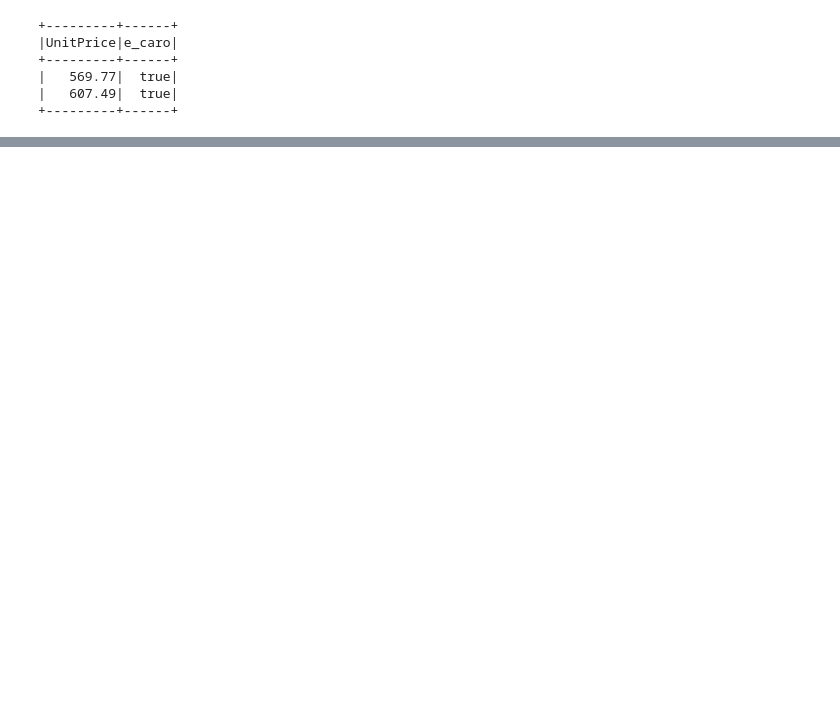
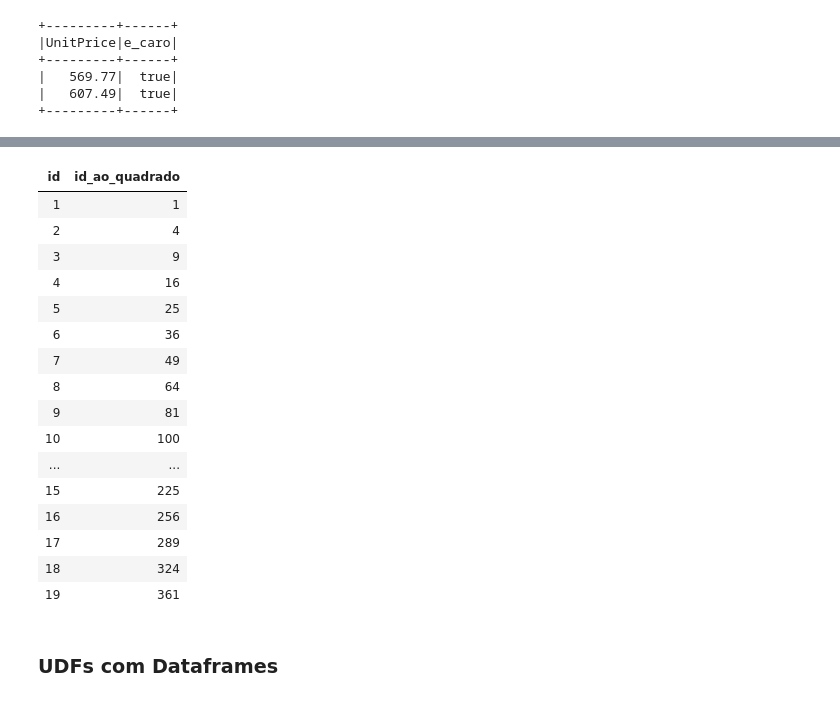
Before and after one commit to pasjunior/Projeto-de-estudo-Spark-Databricks-, a Jupyter notebook: Projeto_2 (Spark-Databricks) - Engenharia de Dados (Stack).ipynb, the cells around one changed output, grey strips where cells are left out. Saved outputs shown, nothing was run; the diff lists cells and outputs as text; code cells hidden in the pictures; blank space fills up the shorter version.

```diff
--- a/Projeto_2 (Spark-Databricks) - Engenharia de Dados (Stack).ipynb
+++ b/Projeto_2 (Spark-Databricks) - Engenharia de Dados (Stack).ipynb
@@ -599,0 +784,25 @@ df.withColumn("e_caro", DOTCodeFilter & (priceFilter | descriptFilter))\
+# %%
+%sql
+-- usando a função criada em python juntamente com sql
+select id, func_Py_quadrado(id) as id_ao_quadrado
+from view_temp
+# %% [output]
+| id | id_ao_quadrado |
+| 1 | 1 |
+| 2 | 4 |
+| 3 | 9 |
+| 4 | 16 |
+| 5 | 25 |
+| 6 | 36 |
+| 7 | 49 |
+| 8 | 64 |
+| 9 | 81 |
+| 10 | 100 |
+| ... | ... |
+| 15 | 225 |
+| 16 | 256 |
+| 17 | 289 |
+| 18 | 324 |
+| 19 | 361 |
+# %% [markdown]
+### UDFs com Dataframes
```
Also changed, not shown: parts of 45 cells of this notebook.
